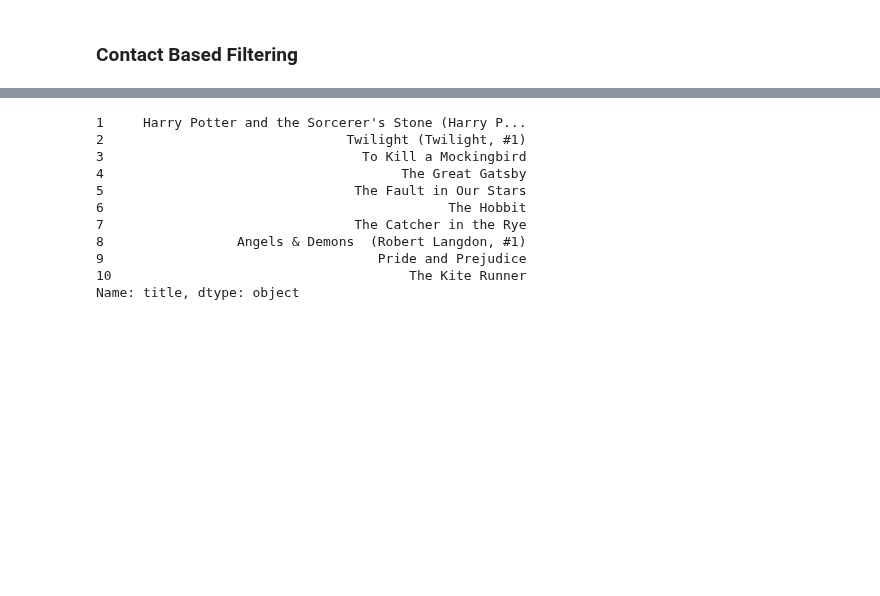
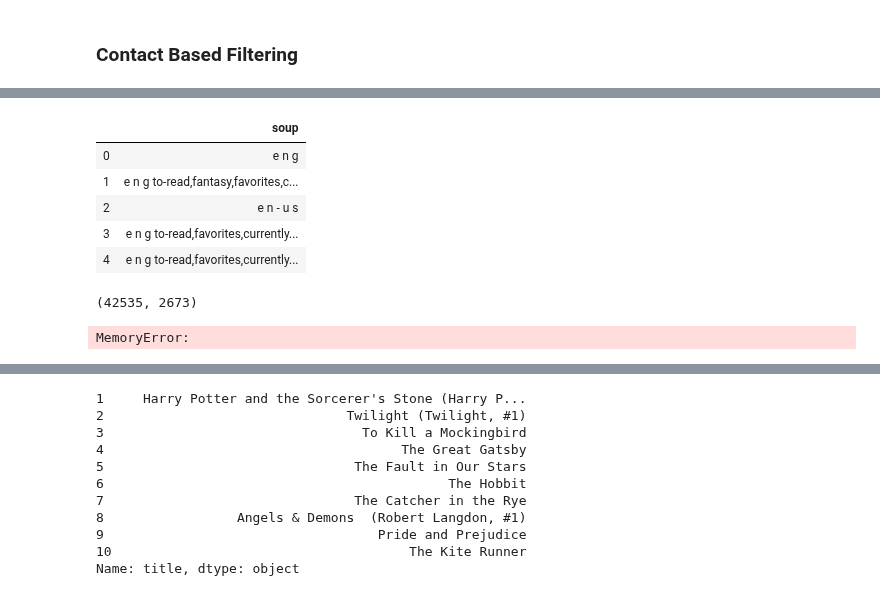
Before and after one commit to Lea1612/AI_Recommender_Systems, a Jupyter notebook: Notebook.ipynb, the cells around one changed output, grey strips where cells are left out. Cells and saved outputs as stored; diff of their text form; code cells hidden in the pictures; blank space fills up the shorter version.

```diff
--- a/Notebook.ipynb
+++ b/Notebook.ipynb
@@ -441,3 +440,61 @@ b_t_df.head()
+# %%
+def clean_data(x):
+    if isinstance(x, list):
+        return [str.lower(i.replace(" ", "")) for i in x]
+    else:
+        #Check if director exists. If not, return empty string
+        if isinstance(x, str):
+            return str.lower(x.replace(" ", ""))
+        else:
+            return ''
+
+
+features = ['original_publication_year', 'language_code', 'tag_name']
+
+for feature in features:
+    b_t_df[feature] = b_t_df[feature].apply(clean_data)
+# %%
+def create_soup(x):
+    return ' '.join(x['original_publication_year']) + ' ' + ' '.join(x['language_code']) + ' ' + x['tag_name']
+
+# Create a new soup feature
+b_t_df['soup'] = b_t_df.apply(create_soup, axis=1)
+
+b_t_df[['soup']].head()
+# %% [output]
+|  | soup |
+| 0 | e n g |
+| 1 | e n g to-read,fantasy,favorites,c... |
+| 2 | e n - u s |
+| 3 | e n g to-read,favorites,currently... |
+| 4 | e n g to-read,favorites,currently... |
+# %%
+#Add 7
+# Import CountVectorizer and create the count matrix
+from sklearn.feature_extraction.text import CountVectorizer
+
+count = CountVectorizer(stop_words='english')
+count_matrix = count.fit_transform(b_t_df['soup'])
+print(count_matrix.shape)
+# %% [output]
+(42535, 2673)
+# %%
+#Add 8
+# Compute the Cosine Similarity matrix based on the count_matrix
+#DO WE NEED THIS ? OR IS THE FOLLOWING CODE IS ENOUGH?
+
+"""
+from sklearn.metrics.pairwise import cosine_similarity
+
+cosine_sim2 = cosine_similarity(count_matrix, count_matrix)
+# Reset index of your main DataFrame and construct reverse mapping as before
+b_t_df = b_t_df.reset_index()
+indices = pd.Series(b_t_df.index, index=b_t_df['title'])
+print(indices[:10])
+
+"""
+# %% [output]
+MemoryError:
 # %%
 def build_contact_sim_metrix():
     tfidf = TfidfVectorizer()
```
Also changed, not shown: parts of 3 cells of this notebook.
